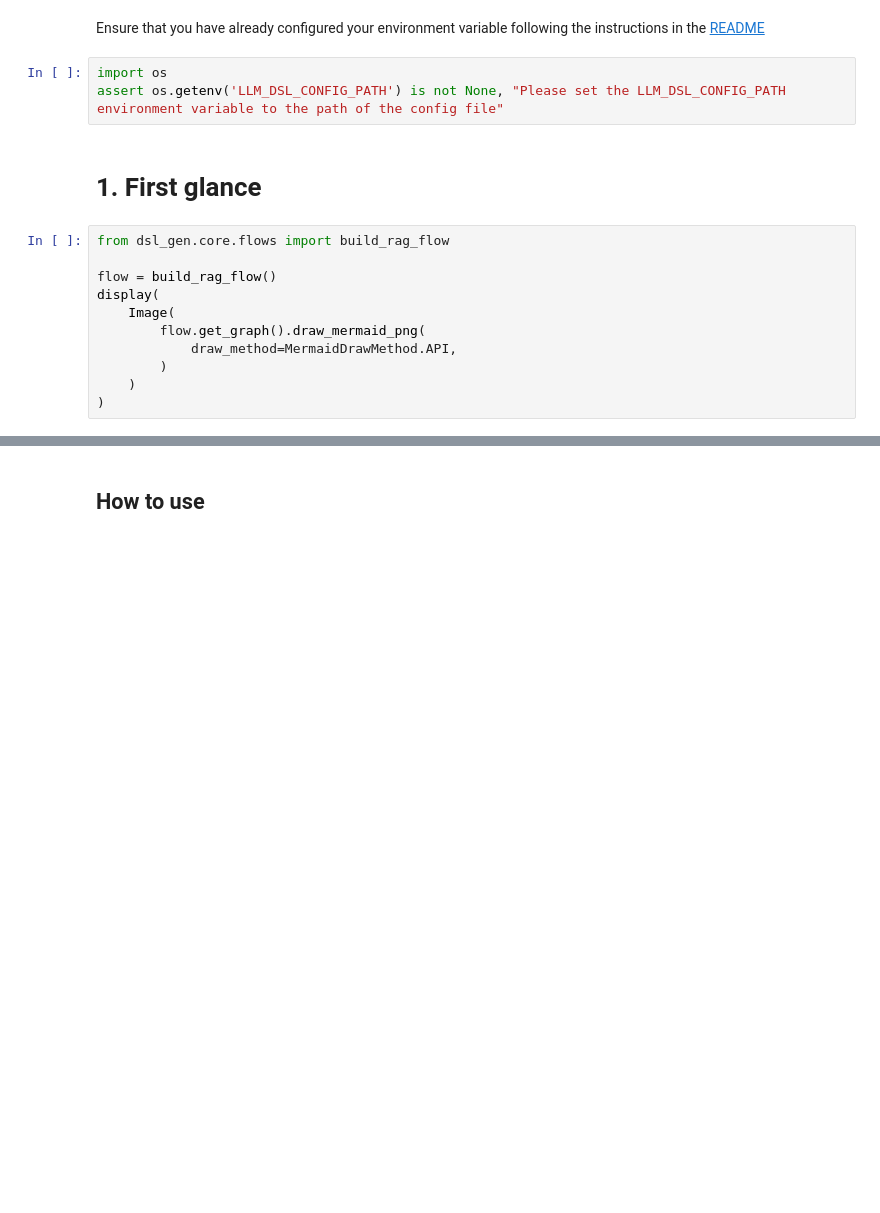
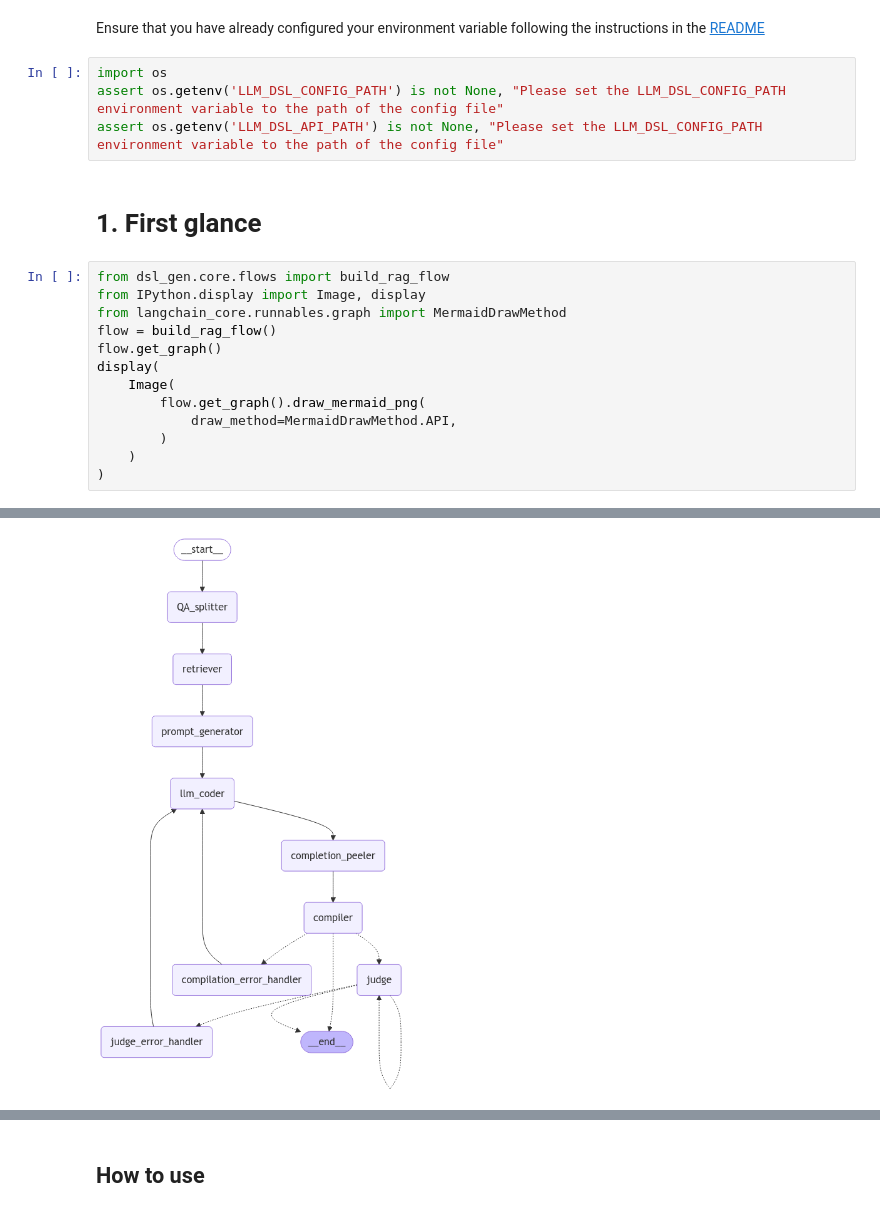
Before and after one commit to perseusproject/LLM-DSL-Gen, a Jupyter notebook: notebooks/workflow.ipynb, the cells around one changed output, grey strips where cells are left out. Drawn from its saved outputs; the diff is of its cells as text; blank space fills up the shorter version.

```diff
--- a/notebooks/workflow.ipynb
+++ b/notebooks/workflow.ipynb
@@ -21,12 +21,15 @@ Ensure that you have already configured your environment variable following the
 # %%
 import os
 assert os.getenv('LLM_DSL_CONFIG_PATH') is not None, "Please set the LLM_DSL_CONFIG_PATH environment variable to the path of the config file"
+assert os.getenv('LLM_DSL_API_PATH') is not None, "Please set the LLM_DSL_CONFIG_PATH environment variable to the path of the config file"
 # %% [markdown]
 # 1. First glance
 # %%
 from dsl_gen.core.flows import build_rag_flow
-
+from IPython.display import Image, display
+from langchain_core.runnables.graph import MermaidDrawMethod
 flow = build_rag_flow()
+flow.get_graph()
 display(
     Image(
         flow.get_graph().draw_mermaid_png(
@@ -34,3 +37,4 @@ display(
         )
     )
 )
+# %% [output]
@@ -36,0 +42 @@ display(
+[figure, added]
```
Also changed, not shown: parts of 8 cells of this notebook, 18 other files.
